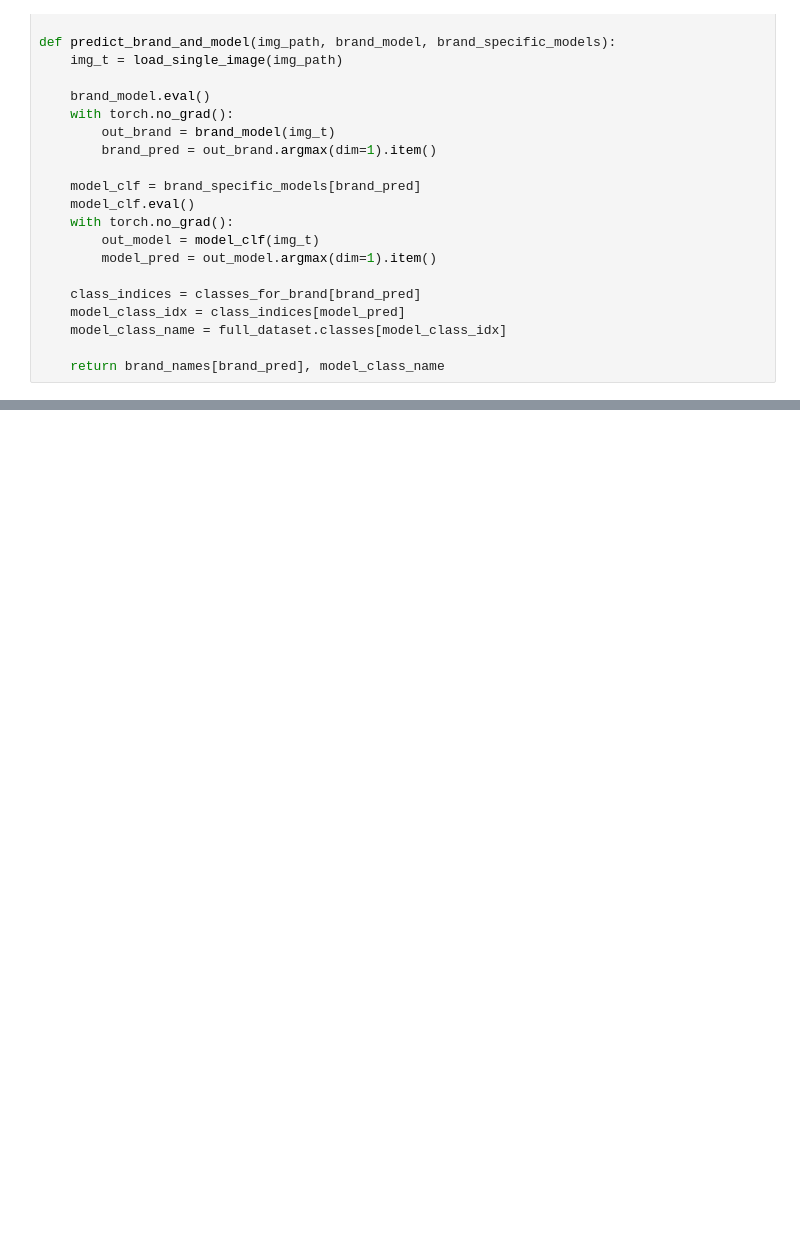
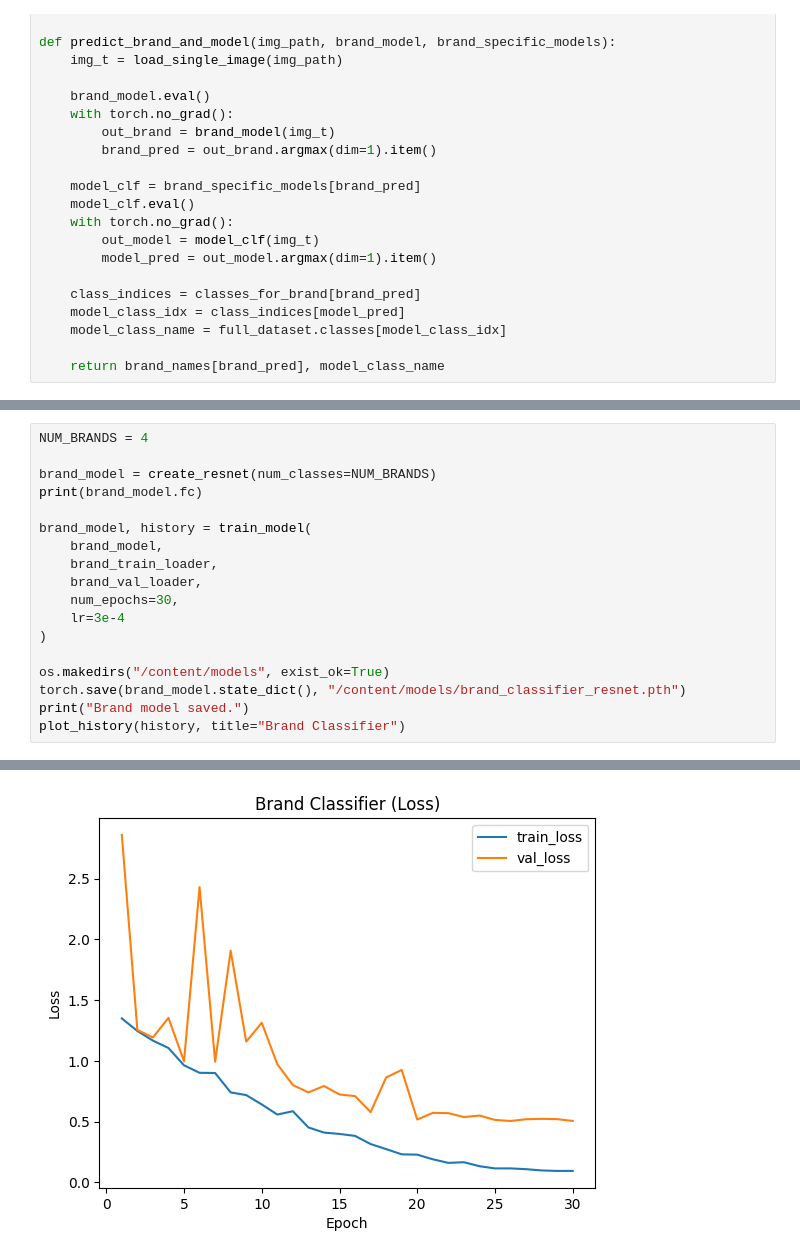
Before and after one commit to yhasansenyurt/DL_Project_BrandModelDetection, a Jupyter notebook: DL_Project_BrandModelDetection.ipynb, the cells around one changed output, grey strips where cells are left out. Cells and saved outputs as stored; diff of their text form; blank space fills up the shorter version.

```diff
--- a/DL_Project_BrandModelDetection.ipynb
+++ b/DL_Project_BrandModelDetection.ipynb
@@ -759,0 +675,19 @@ def predict_brand_and_model(img_path, brand_model, brand_specific_models):
+# %%
+NUM_BRANDS = 4
+
+brand_model = create_resnet(num_classes=NUM_BRANDS)
+print(brand_model.fc)
+
+brand_model, history = train_model(
+    brand_model,
+    brand_train_loader,
+    brand_val_loader,
+    num_epochs=30,
+    lr=3e-4
+)
+
+os.makedirs("/content/models", exist_ok=True)
+torch.save(brand_model.state_dict(), "/content/models/brand_classifier_resnet.pth")
+print("Brand model saved.")
+plot_history(history, title="Brand Classifier")
+# %% [output]
@@ -759,0 +711 @@ def predict_brand_and_model(img_path, brand_model, brand_specific_models):
+[figure, added]
```
Also changed, not shown: parts of 31 cells of this notebook.
